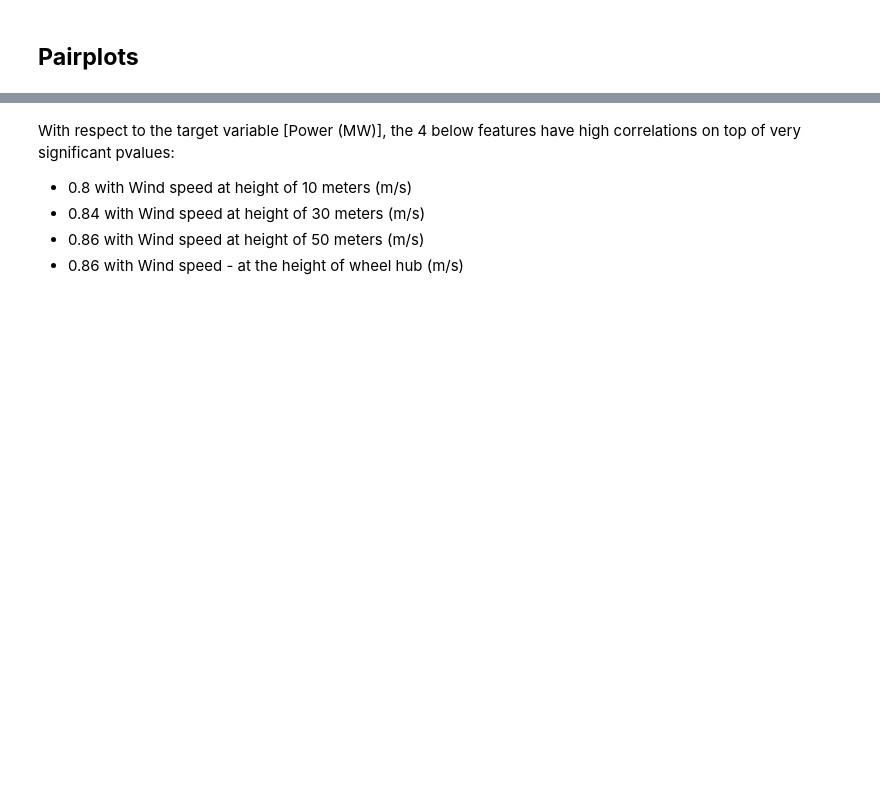
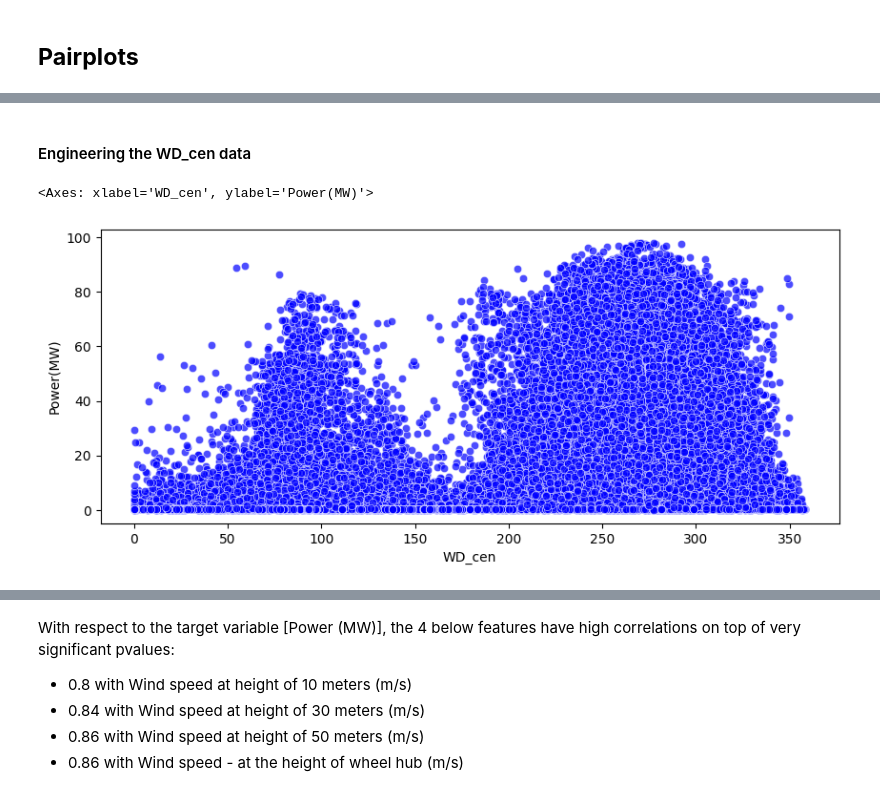
Before and after one commit to hussainv5253/MLProject, a Jupyter notebook: TEST_1_models.ipynb, the cells around one changed output, grey strips where cells are left out. Drawn from its saved outputs; the diff is of its cells as text; code cells hidden in the pictures; blank space fills up the shorter version.

```diff
--- a/TEST_1_models.ipynb
+++ b/TEST_1_models.ipynb
@@ -171,0 +181,11 @@ PearsonRResult(statistic=0.8617302465680093, pvalue=0.0)
+# %% [markdown]
+#### Engineering the WD_cen data
+# %%
+# Plotting
+plt.figure(figsize=(10, 4))
+
+# Scatter plot
+sns.scatterplot(x='WD_cen', y='Power(MW)', data=df_wf1, color='blue', alpha=0.7)
+# %% [output]
+<Axes: xlabel='WD_cen', ylabel='Power(MW)'>
+[figure, added]
```
Also changed, not shown: parts of 46 cells of this notebook, 2 other files.
